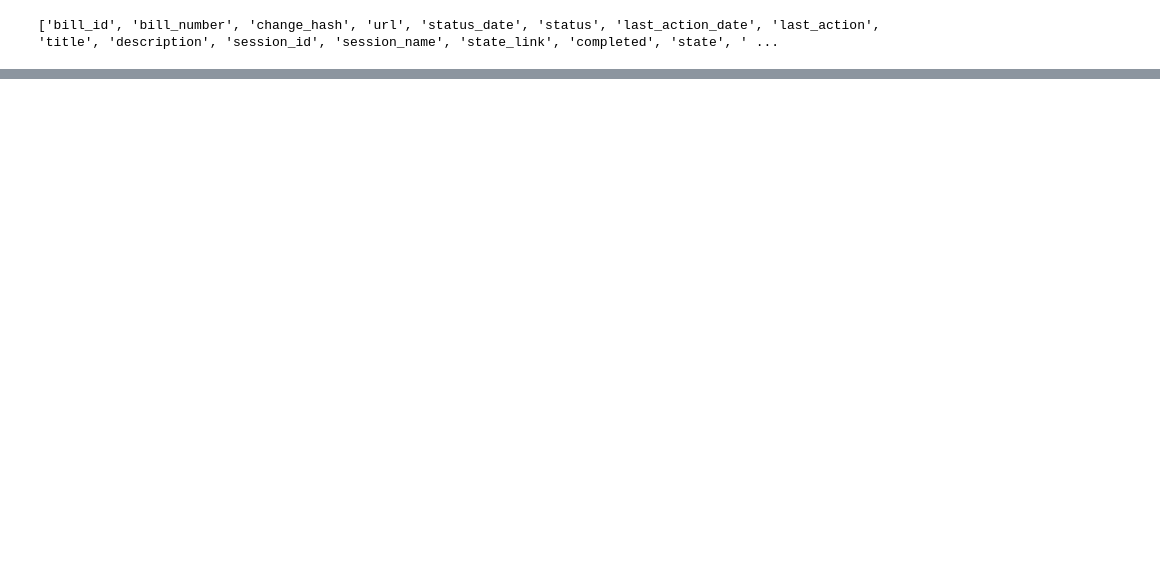
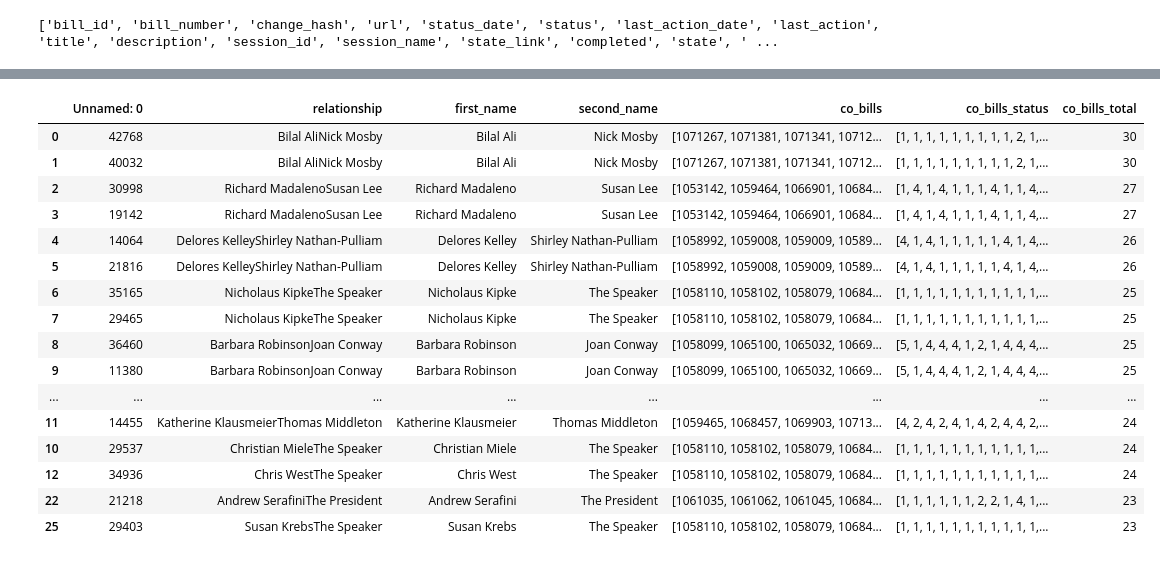
Before and after one commit to Capital-News-Service/maryland-bills-analysis, a Jupyter notebook: Data Manipulation.ipynb, the cells around one changed output, grey strips where cells are left out. Drawn from its saved outputs; the diff is of its cells as text; code cells hidden in the pictures; blank space fills up the shorter version.

Commit message:
working on relationships

```diff
--- a/Data Manipulation.ipynb
+++ b/Data Manipulation.ipynb
@@ -375,0 +385,24 @@ matrix["co_bills_total"] = co_bills_total
+# %%
+matrix = pd.read_csv("matrix.csv")
+# %%
+matrix = matrix.sort_values(by=['co_bills_total'], ascending=False)
+# %%
+matrix.head(20)
+# %% [output]
+|  | Unnamed: 0 | relationship | first_name | second_name | co_bills | co_bills_status | co_bills_total |
+| 0 | 42768 | Bilal AliNick Mosby | Bilal Ali | Nick Mosby | [1071267, 1071381, 1071341, 10712... | [1, 1, 1, 1, 1, 1, 1, 1, 1, 2, 1,... | 30 |
+| 1 | 40032 | Bilal AliNick Mosby | Bilal Ali | Nick Mosby | [1071267, 1071381, 1071341, 10712... | [1, 1, 1, 1, 1, 1, 1, 1, 1, 2, 1,... | 30 |
+| 2 | 30998 | Richard MadalenoSusan Lee | Richard Madaleno | Susan Lee | [1053142, 1059464, 1066901, 10684... | [1, 4, 1, 4, 1, 1, 1, 4, 1, 1, 4,... | 27 |
+| 3 | 19142 | Richard MadalenoSusan Lee | Richard Madaleno | Susan Lee | [1053142, 1059464, 1066901, 10684... | [1, 4, 1, 4, 1, 1, 1, 4, 1, 1, 4,... | 27 |
+| 4 | 14064 | Delores KelleyShirley Nathan-Pulliam | Delores Kelley | Shirley Nathan-Pulliam | [1058992, 1059008, 1059009, 10589... | [4, 1, 4, 1, 1, 1, 1, 1, 4, 1, 4,... | 26 |
+| 5 | 21816 | Delores KelleyShirley Nathan-Pulliam | Delores Kelley | Shirley Nathan-Pulliam | [1058992, 1059008, 1059009, 10589... | [4, 1, 4, 1, 1, 1, 1, 1, 4, 1, 4,... | 26 |
+| 6 | 35165 | Nicholaus KipkeThe Speaker | Nicholaus Kipke | The Speaker | [1058110, 1058102, 1058079, 10684... | [1, 1, 1, 1, 1, 1, 1, 1, 1, 1, 1,... | 25 |
+| 7 | 29465 | Nicholaus KipkeThe Speaker | Nicholaus Kipke | The Speaker | [1058110, 1058102, 1058079, 10684... | [1, 1, 1, 1, 1, 1, 1, 1, 1, 1, 1,... | 25 |
+| 8 | 36460 | Barbara RobinsonJoan Conway | Barbara Robinson | Joan Conway | [1058099, 1065100, 1065032, 10669... | [5, 1, 4, 4, 4, 1, 2, 1, 4, 4, 4,... | 25 |
+| 9 | 11380 | Barbara RobinsonJoan Conway | Barbara Robinson | Joan Conway | [1058099, 1065100, 1065032, 10669... | [5, 1, 4, 4, 4, 1, 2, 1, 4, 4, 4,... | 25 |
+| ... | ... | ... | ... | ... | ... | ... | ... |
+| 11 | 14455 | Katherine KlausmeierThomas Middleton | Katherine Klausmeier | Thomas Middleton | [1059465, 1068457, 1069903, 10713... | [4, 2, 4, 2, 4, 1, 4, 2, 4, 4, 2,... | 24 |
+| 10 | 29537 | Christian MieleThe Speaker | Christian Miele | The Speaker | [1058110, 1058102, 1058079, 10684... | [1, 1, 1, 1, 1, 1, 1, 1, 1, 1, 1,... | 24 |
+| 12 | 34936 | Chris WestThe Speaker | Chris West | The Speaker | [1058110, 1058102, 1058079, 10684... | [1, 1, 1, 1, 1, 1, 1, 1, 1, 1, 1,... | 24 |
+| 22 | 21218 | Andrew SerafiniThe President | Andrew Serafini | The President | [1061035, 1061062, 1061045, 10684... | [1, 1, 1, 1, 1, 1, 2, 2, 1, 4, 1,... | 23 |
+| 25 | 29403 | Susan KrebsThe Speaker | Susan Krebs | The Speaker | [1058110, 1058102, 1058079, 10684... | [1, 1, 1, 1, 1, 1, 1, 1, 1, 1, 1,... | 23 |
```
Also changed, not shown: parts of 6 cells of this notebook.
